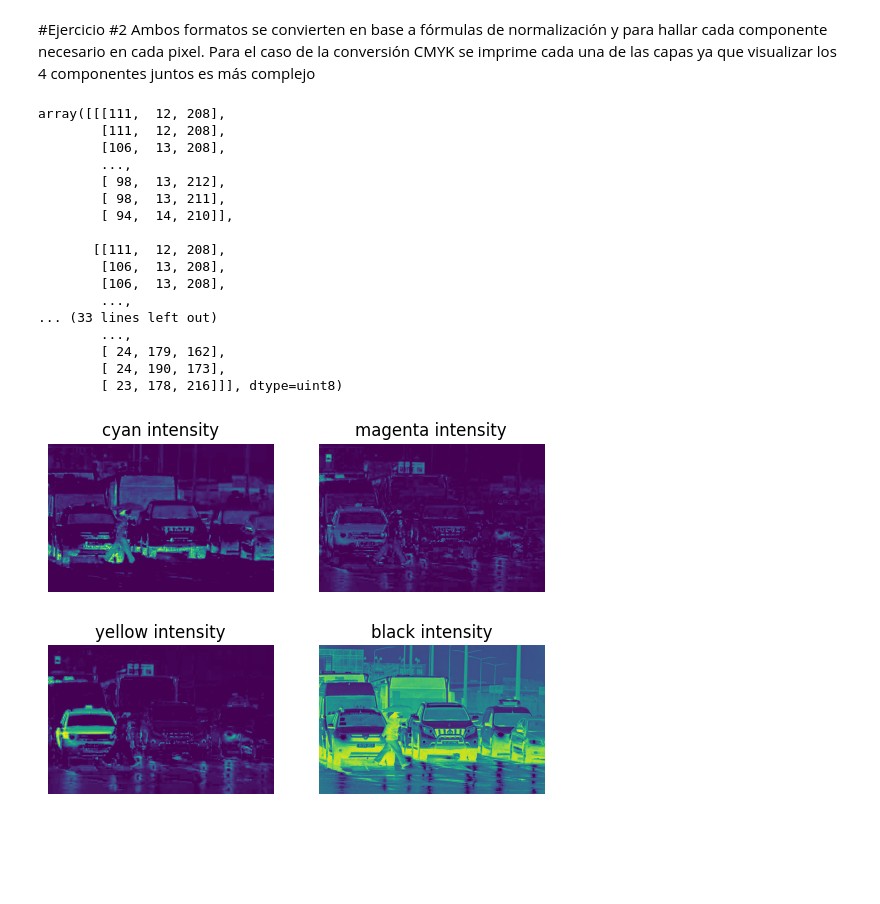
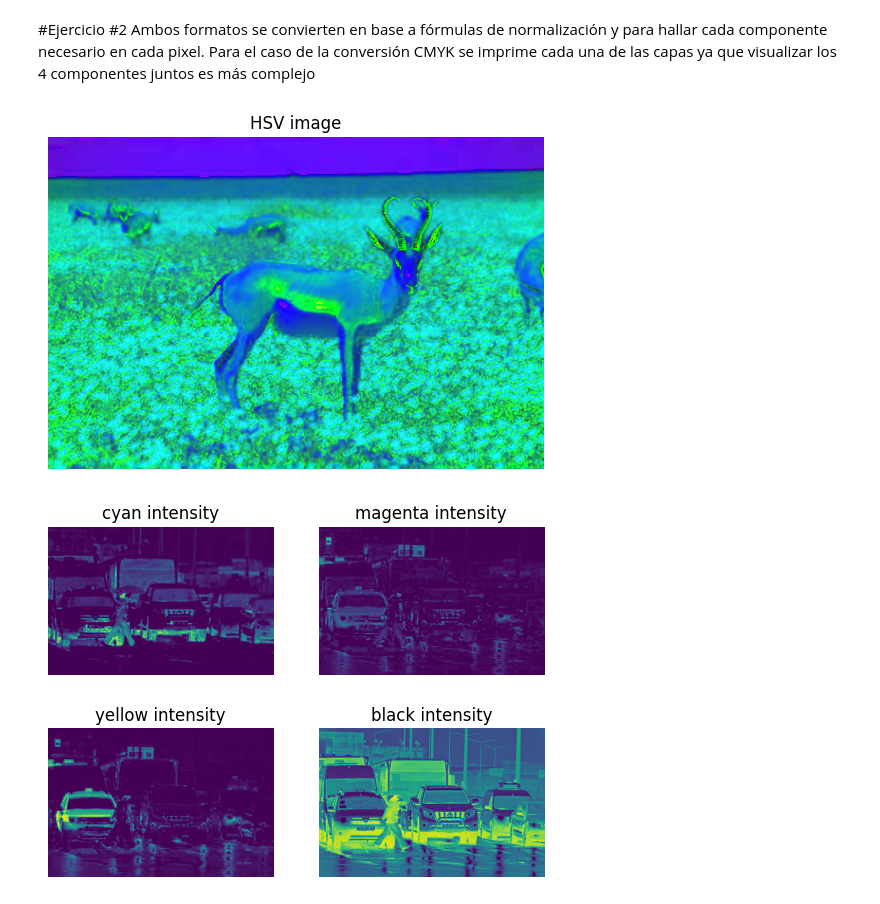
Before and after one commit to FelipeFerAl/ImageProcessing, a Jupyter notebook: Talleres/Taller1_PDI_2024_02.ipynb, the cells around one changed output. Saved outputs shown, nothing was run; the diff lists cells and outputs as text; code cells hidden in the pictures; blank space fills up the shorter version.

```diff
--- a/Talleres/Taller1_PDI_2024_02.ipynb
+++ b/Talleres/Taller1_PDI_2024_02.ipynb
@@ -63,7 +63,7 @@ for row in range(2):
 #Ejercicio #2
 Ambos formatos se convierten en base a fórmulas de normalización y para hallar cada componente necesario en cada pixel. Para el caso de la conversión CMYK se imprime cada una de las capas ya que visualizar los 4 componentes juntos es más complejo
 # %%
-class conv:
+class image_conv:
   def __init__(self, image):
     self.image = image
 
@@ -109,7 +109,9 @@ class conv:
 
     # Combinamos las 3 capas para formar una sola imágen transformada
     hsv_image = np.stack([h_opencv, s_opencv, v_opencv], axis=-1)
-    return hsv_image
+    plt.imshow(hsv_image)
+    plt.title('HSV image')
+    plt.axis('off')
 
   def RGB2CMYK(self):
     # Normalizar vectores de color entre 0 y 1
@@ -151,24 +153,8 @@ class conv:
         plt.title(list(colors.keys())[idx - 1]+' intensity')
         plt.axis('off')
 # %%
-Conversion1 = conv(mpimg.imread('/content/images/antelops.jpeg'))
+Conversion1 = image_conv(mpimg.imread('/content/images/antelops.jpeg'))
 Conversion1.RGB2HSV()
 # %% [output]
-array([[[111,  12, 208],
-        [111,  12, 208],
-        [106,  13, 208],
-        ...,
-        [ 98,  13, 212],
-        [ 98,  13, 211],
-        [ 94,  14, 210]],
-
-       [[111,  12, 208],
-        [106,  13, 208],
-        [106,  13, 208],
-        ...,
-... (33 lines left out)
-        ...,
-        [ 24, 179, 162],
-        [ 24, 190, 173],
-        [ 23, 178, 216]]], dtype=uint8)
+[figure, added]
 # %%
```
Also changed, not shown: parts of 5 cells of this notebook.
